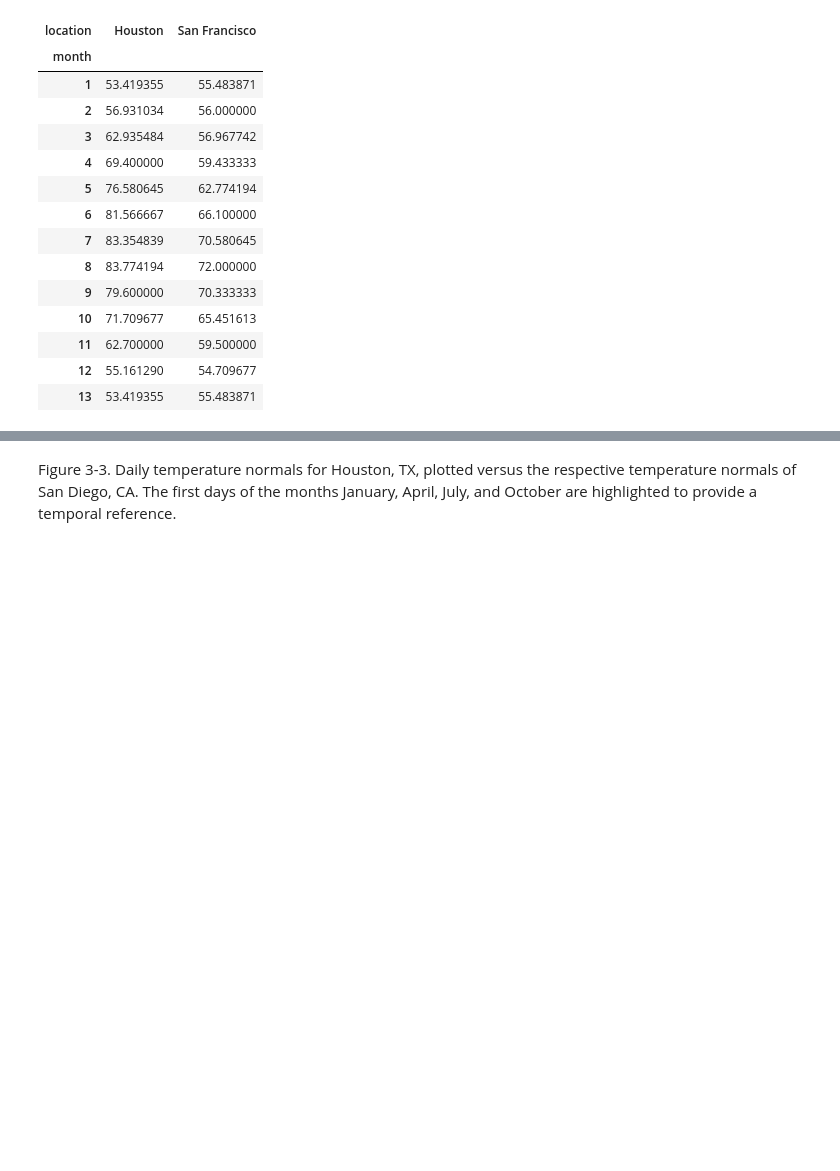
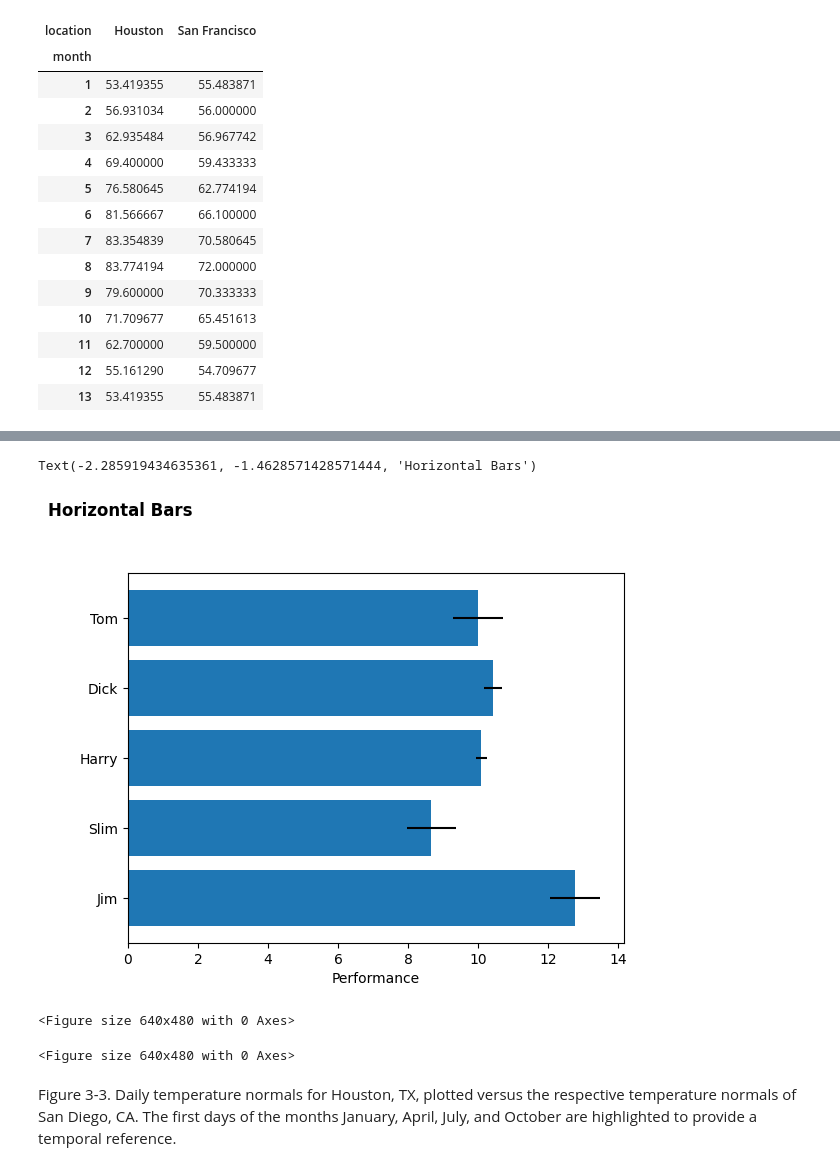
Before and after one commit to hnguyentt/dataviz-python, a Jupyter notebook: 1.From_data_to_viz/3.Coordinate_systems_and_axes.ipynb, the cells around one changed output, grey strips where cells are left out. Drawn from its saved outputs; the diff is of its cells as text; code cells hidden in the pictures; blank space fills up the shorter version.

```diff
--- a/1.From_data_to_viz/3.Coordinate_systems_and_axes.ipynb
+++ b/1.From_data_to_viz/3.Coordinate_systems_and_axes.ipynb
@@ -225,3 +237,41 @@ for ax in axes:
+# %%
+import matplotlib.pyplot as plt
+import numpy as np
+
+# Fixing random state for reproducibility
+np.random.seed(19680801)
+
+
+plt.rcdefaults()
+fig, ax = plt.subplots()
+
+# Example data
+people = ('Tom', 'Dick', 'Harry', 'Slim', 'Jim')
+y_pos = np.arange(len(people))
+performance = 3 + 10 * np.random.rand(len(people))
+error = np.random.rand(len(people))
+
+ax.barh(y_pos, performance, xerr=error, align='center')
+ax.set_yticks(y_pos)
+ax.set_yticklabels(people)
+ax.invert_yaxis()  # labels read top-to-bottom
+ax.set_xlabel('Performance')
+
+# Get min x and max y
+# get the inverse of the transformation from data coordinates to pixels
+transf = ax.transData.inverted()
+bb = plt.figure().get_window_extent(renderer = plt.figure().canvas.get_renderer())
+bb_datacoords = bb.transformed(transf)
+points = bb_datacoords.get_points()
+x_lim = points[0][0]
+y_lim = points[1][1]
+
+ax.text(x=x_lim, y=y_lim, s="Horizontal Bars", weight="bold", fontsize=12) # <- Use text instead of title
+# %% [output]
+Text(-2.285919434635361, -1.4628571428571444, 'Horizontal Bars')
+[figure, added]
+<Figure size 640x480 with 0 Axes>
+<Figure size 640x480 with 0 Axes>
 # %% [markdown]
 Figure 3-3. Daily temperature normals for Houston, TX, plotted versus the respective temperature normals of San Diego, CA. The first days of the months January, April, July, and October are highlighted to provide a temporal reference.
 # %% [markdown]
```
Also changed, not shown: parts of 20 cells of this notebook.
